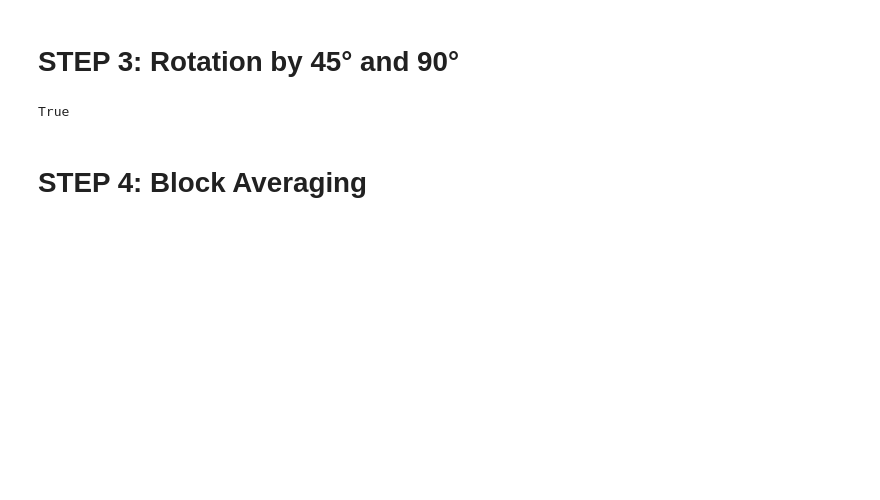
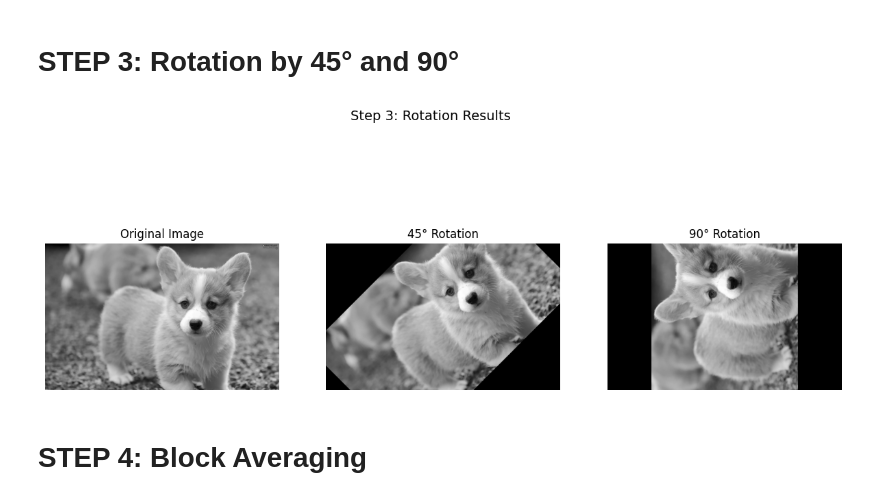
Before and after one commit to eg204212/Computer-Vision-and-Image-Processing---Take-Home-Assignment-1-, a Jupyter notebook: EC7212_Take_Home_Assignment_1.ipynb, the cells around one changed output. Saved outputs shown, nothing was run; the diff lists cells and outputs as text; code cells hidden in the pictures; blank space fills up the shorter version.

```diff
--- a/EC7212_Take_Home_Assignment_1.ipynb
+++ b/EC7212_Take_Home_Assignment_1.ipynb
@@ -34,17 +83,41 @@ True
 # %%
 (h, w) = img.shape[:2]
 center = (w//2, h//2)
 
 rot_45 = cv2.getRotationMatrix2D(center, 45, 1.0)
 rot_90 = cv2.getRotationMatrix2D(center, 90, 1.0)
 
 img_rot_45 = cv2.warpAffine(img, rot_45, (w, h))
 img_rot_90 = cv2.warpAffine(img, rot_90, (w, h))
 
 cv2.imwrite('rotated_45.png', img_rot_45)
 cv2.imwrite('rotated_90.png', img_rot_90)
+
+# DISPLAY STEP 3 Results
+plt.figure(figsize=(15, 5))
+plt.suptitle("Step 3: Rotation Results", fontsize=14, y=1.1)
+
+# Original Image
+plt.subplot(1, 3, 1)
+plt.title("Original Image")
+plt.imshow(img, cmap='gray')
+plt.axis('off')
+
+# Rotated 45°
+plt.subplot(1, 3, 2)
+plt.title("45° Rotation")
+plt.imshow(img_rot_45, cmap='gray')
+plt.axis('off')
+
+# Rotated 90°
+plt.subplot(1, 3, 3)
+plt.title("90° Rotation")
+plt.imshow(img_rot_90, cmap='gray')
+plt.axis('off')
+
+plt.show()
 # %% [output]
-True
+[figure, added]
 # %% [markdown]
 # STEP 4: Block Averaging
 # %%
```
Also changed, not shown: parts of 5 cells of this notebook.
